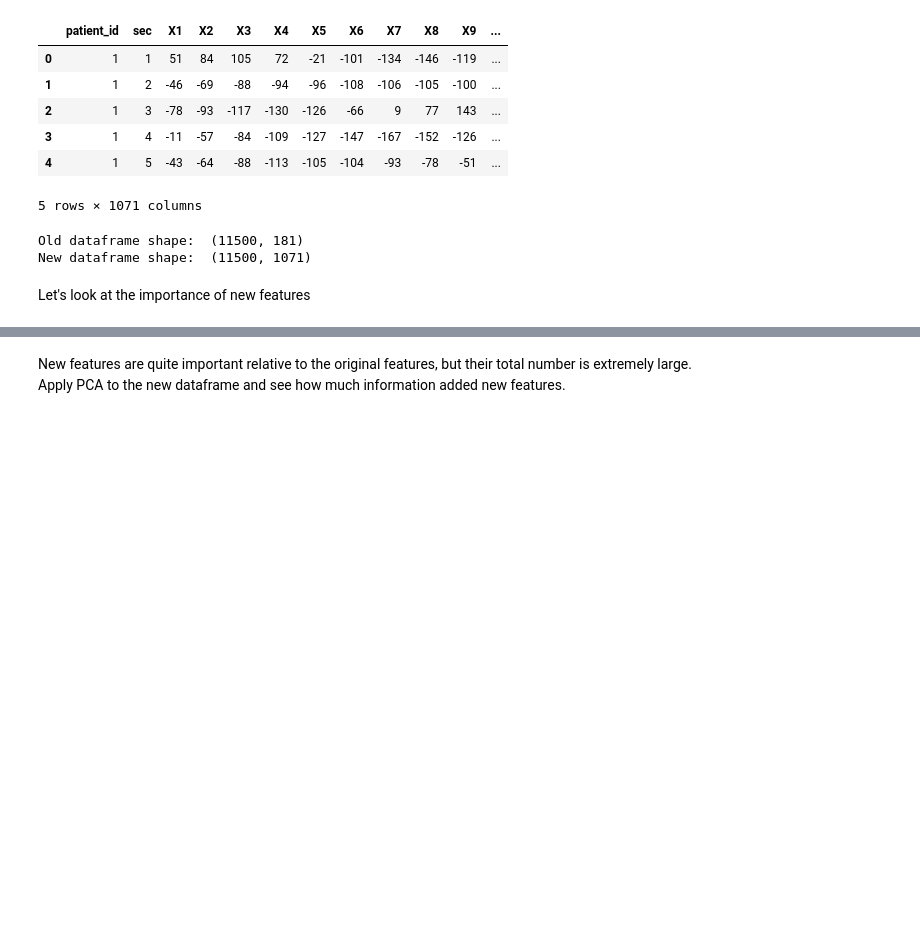
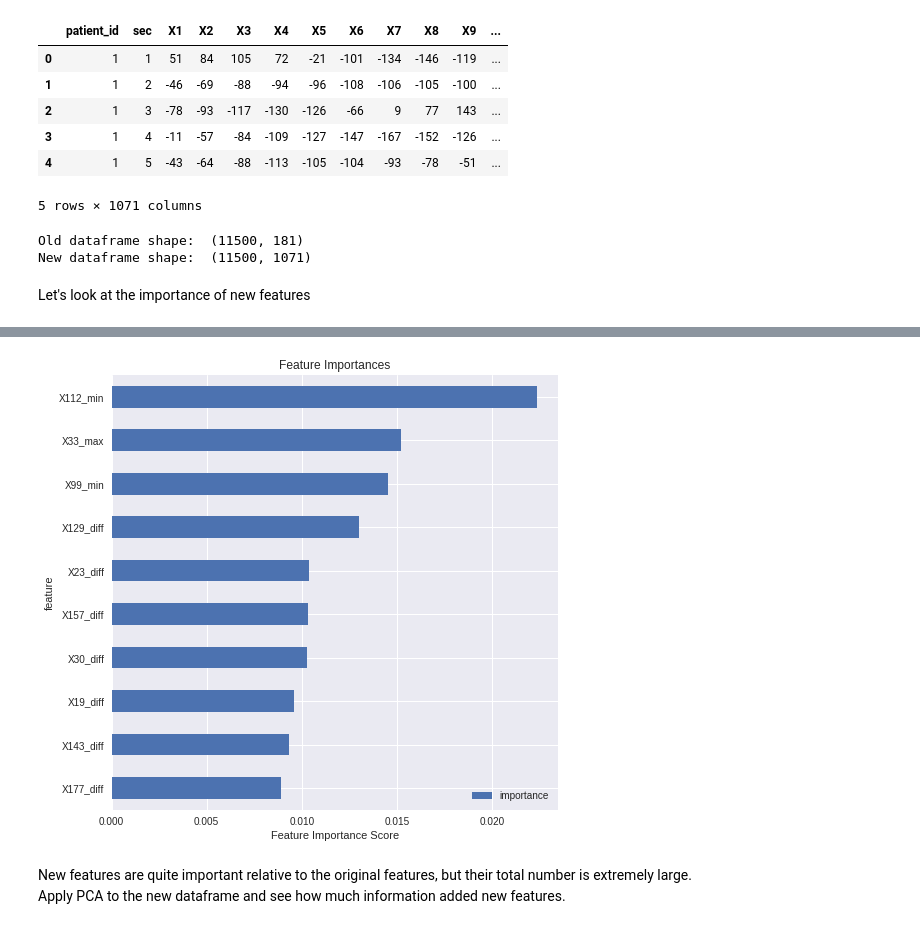
Before and after one commit to Thurs88/Epileptic-Seizure-Recognition, a Jupyter notebook: notebooks/EDA.ipynb, the cells around one changed output, grey strips where cells are left out. Drawn from its saved outputs; the diff is of its cells as text; code cells hidden in the pictures; blank space fills up the shorter version.

```diff
--- a/notebooks/EDA.ipynb
+++ b/notebooks/EDA.ipynb
@@ -658,3 +585,7 @@ plt.show()
+# %%
+plot_feature_importances(X, y)
+# %% [output]
+[figure, added]
 # %% [markdown]
 New features are quite important relative to the original features, but their total number is extremely large.
 Apply PCA to the new dataframe and see how much information added new features.
```
Also changed, not shown: parts of 24 cells of this notebook.
